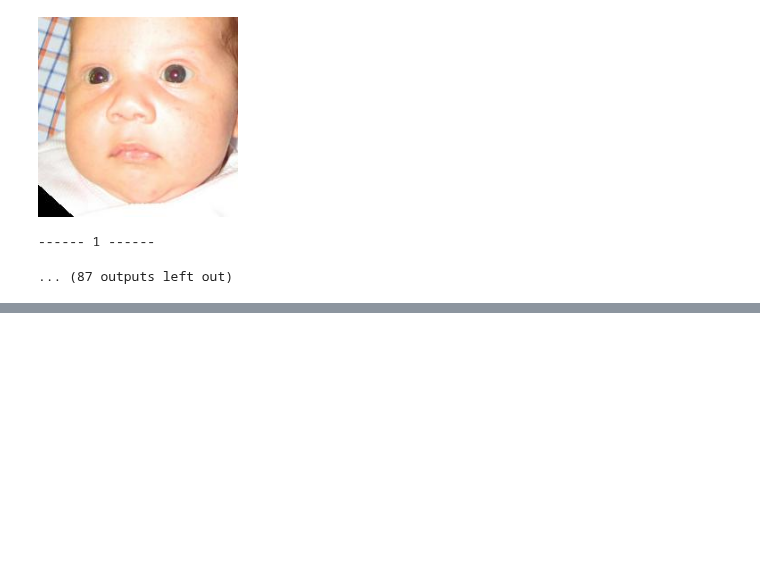
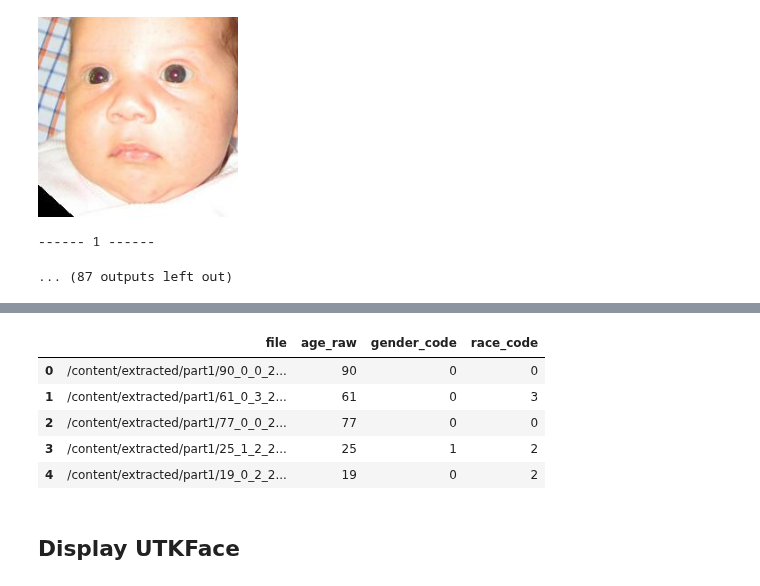
Before and after one commit to mortgad/DLVR, a Jupyter notebook: DataQuality.ipynb, the cells around one changed output, grey strips where cells are left out. Cells and saved outputs as stored; diff of their text form; code cells hidden in the pictures; blank space fills up the shorter version.

```diff
--- a/DataQuality.ipynb
+++ b/DataQuality.ipynb
@@ -66,0 +88,3 @@ for code in age_codes:
+# %%
+from utils.utkface import preprocess_utkface
+df_utkface, df_utkface_raw = preprocess_utkface()
@@ -66,0 +103,11 @@ for code in age_codes:
+# %%
+df_utkface_raw.head()
+# %% [output]
+|  | file | age_raw | gender_code | race_code |
+| 0 | /content/extracted/part1/90_0_0_2... | 90 | 0 | 0 |
+| 1 | /content/extracted/part1/61_0_3_2... | 61 | 0 | 3 |
+| 2 | /content/extracted/part1/77_0_0_2... | 77 | 0 | 0 |
+| 3 | /content/extracted/part1/25_1_2_2... | 25 | 1 | 2 |
+| 4 | /content/extracted/part1/19_0_2_2... | 19 | 0 | 2 |
+# %% [markdown]
+## Display UTKFace
```
Also changed, not shown: parts of 9 cells of this notebook.
